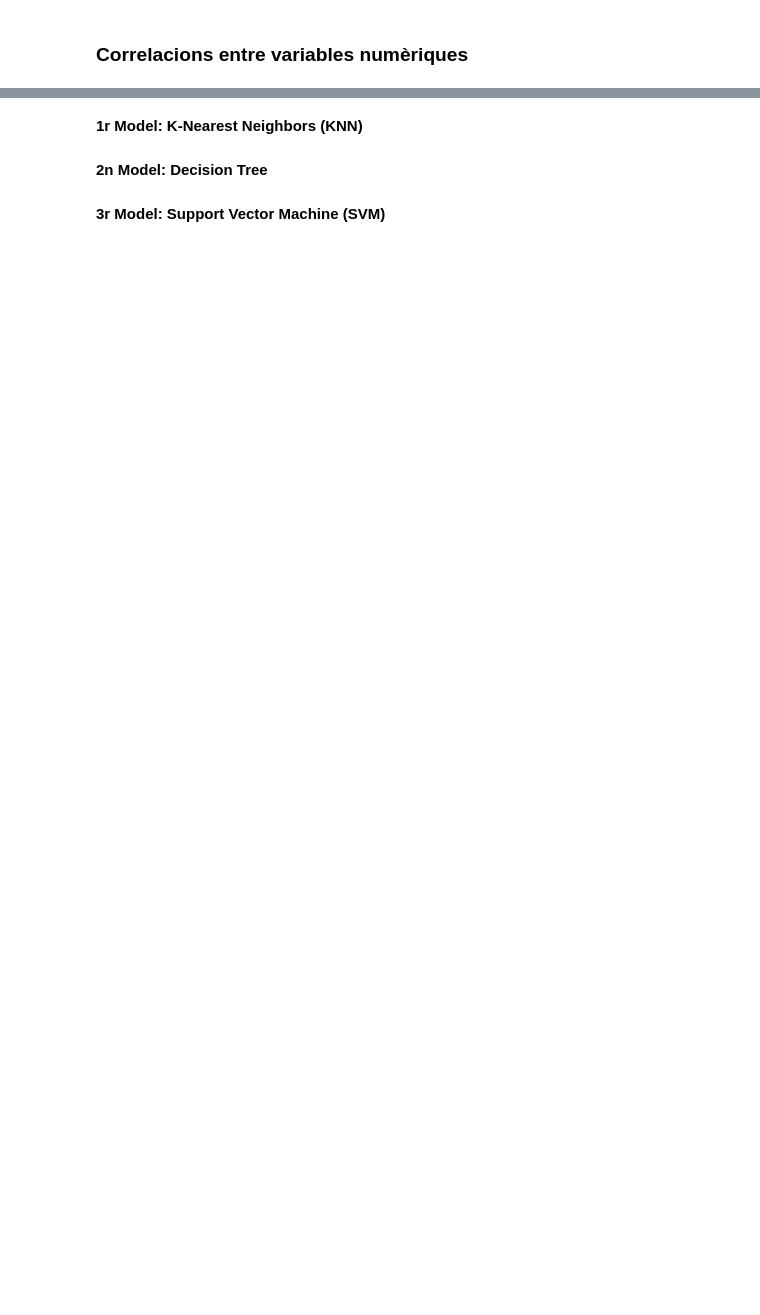
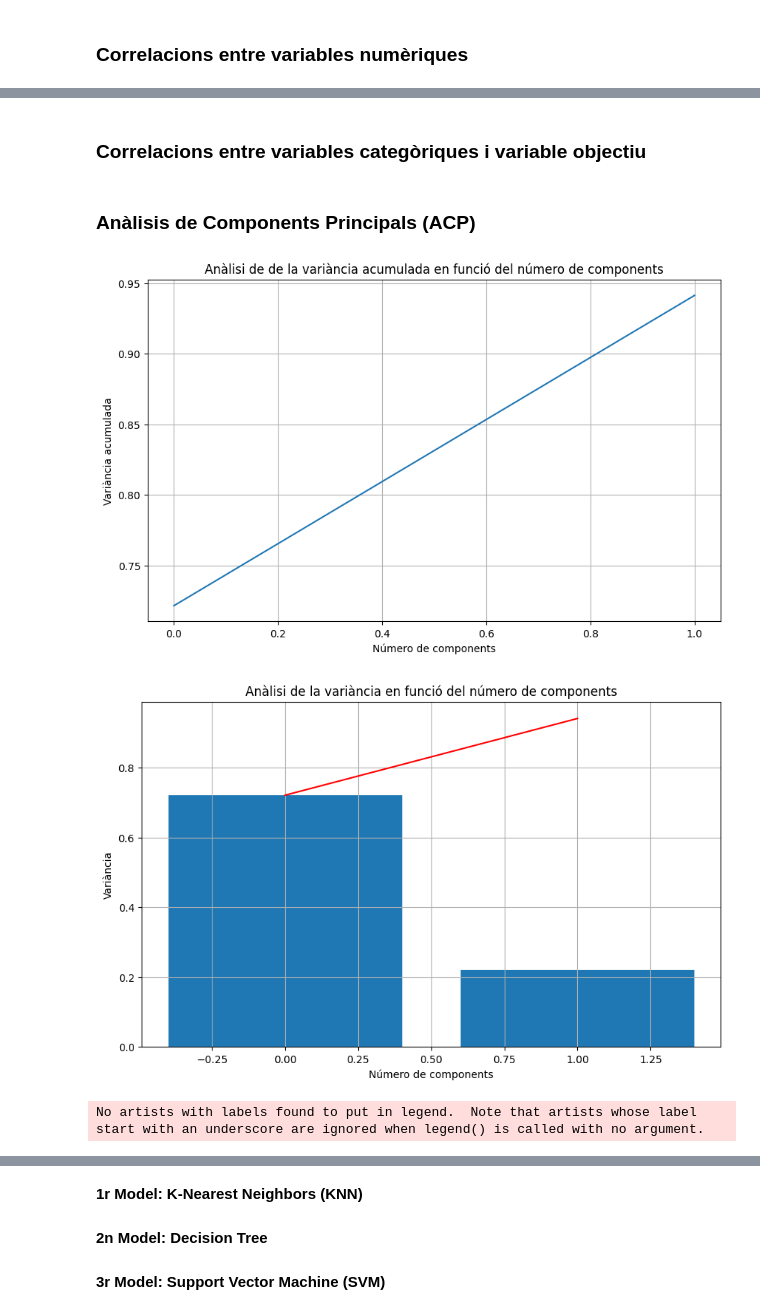
Before and after one commit to caiselvas/survival-prediction-cirrhosis, a Jupyter notebook: src/main.ipynb, the cells around one changed output, grey strips where cells are left out. Saved outputs shown, nothing was run; the diff lists cells and outputs as text; code cells hidden in the pictures; blank space fills up the shorter version.

```diff
--- a/src/main.ipynb
+++ b/src/main.ipynb
@@ -674,0 +819,2 @@ numerical_vars_correlations(data=data)
+# %% [markdown]
+### **Correlacions entre variables categòriques i variable objectiu**
@@ -674,0 +835,68 @@ numerical_vars_correlations(data=data)
+# %% [markdown]
+### **Anàlisis de Components Principals (ACP)**
+# %%
+import numpy as np
+import pandas as pd
+import matplotlib.pyplot as plt
+from sklearn.decomposition import PCA
+from sklearn.preprocessing import StandardScaler
+
+def principal_component_analysis(data: pd.DataFrame):
+	"""
+	Aplica PCA para explicar el 80% de la varianza y visualiza los resultados.
+
+	:param X: DataFrame con los datos numéricos.
+	:param categorical_columns: Lista de nombres de las columnas categóricas para análisis de centroides.
+	"""
+	# Seleccionar variables numéricas
+	numerical_columns = data.select_dtypes(include=['Int64', 'float64']).columns
+	categorical_columns = data.select_dtypes(include=['category']).columns.drop(['ID'])
+
+	# Aplicar PCA
+	pca = PCA(n_components=0.80)
+	X_pca = pca.fit_transform(data[numerical_columns])
+
+	# Variància acumulada
+	plt.figure(figsize=(10, 6))
+	plt.plot(np.cumsum(pca.explained_variance_ratio_))
+	plt.xlabel('Número de components')
+	plt.ylabel('Variància acumulada')
+	plt.title('Anàlisi de de la variància acumulada en funció del número de components')
+	plt.grid(True)
+	plt.show()
+
+	# Gràfic de barres amb una línia que marca el 80% de la variància
+	plt.figure(figsize=(10, 6))
+	plt.bar(range(len(pca.explained_variance_ratio_)), pca.explained_variance_ratio_)
+	plt.plot(range(len(pca.explained_variance_ratio_)), np.cumsum(pca.explained_variance_ratio_), c='red')
+	plt.xlabel('Número de components')
+	plt.ylabel('Variància')
+	plt.title('Anàlisi de la variància en funció del número de components')
+	plt.grid(True)
+	plt.show()
+
+	# Projecció de les variables numèriques
+	plt.figure(figsize=(10, 6))
+	plt.scatter(X_pca[:, 0], X_pca[:, 1])
+	inercia_primer_comp = round(pca.explained_variance_ratio_[0] * 100, 2)
+	inercia_segon_comp= round(pca.explained_variance_ratio_[1] * 100, 2)
+	plt.xlabel(f'1r component principal ({inercia_primer_comp}%)')
+	plt.ylabel(f'2n component principal ({inercia_segon_comp}%)')
+	plt.title('Projecció de les variables numèriques sobre els dos primers components principals')
+	plt.grid(True)
+
+	# Projecció de les variables categòriques
+	for col in categorical_columns:
+		if col in data.columns:
+			for category in np.unique(data[col]):
+				mask = data[col] == category
+				centroid = np.mean(X_pca[mask], axis=0)
+				plt.scatter(centroid[0], centroid[1], marker='x', color='red')
+	plt.legend()
+	plt.show()
+
+principal_component_analysis(data=train.dropna())
+# %% [output]
+[figure, added]
+[figure, added]
+No artists with labels found to put in legend.  Note that artists whose label start with an underscore are ignored when legend() is called with no argument.
```
Also changed, not shown: parts of 17 cells of this notebook, 1 other file.
